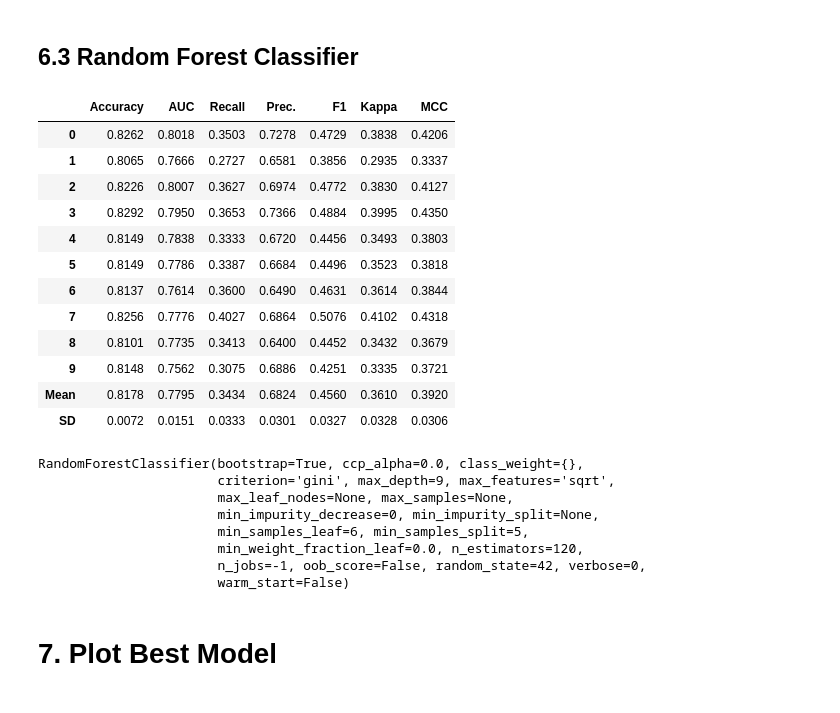
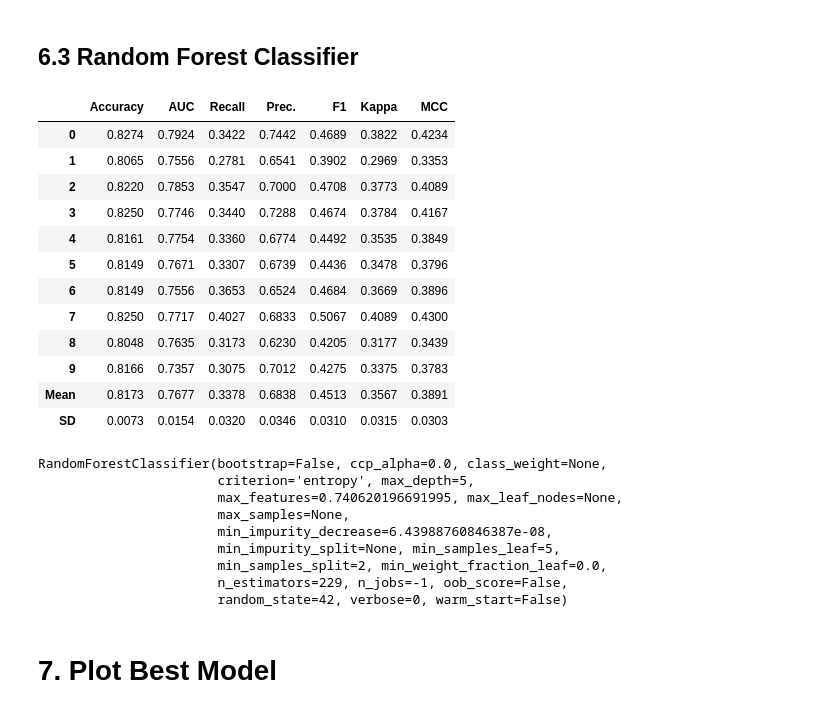
Before and after one commit to MaksonViini/Teste, a Jupyter notebook: Machine Learning Models/pycaret_classification.ipynb, the cells around one changed output. Saved outputs shown, nothing was run; the diff lists cells and outputs as text; code cells hidden in the pictures.

```diff
--- a/Machine Learning Models/pycaret_classification.ipynb
+++ b/Machine Learning Models/pycaret_classification.ipynb
@@ -242,6 +246,6 @@ KNeighborsClassifier(algorithm='auto', leaf_size=30, metric='minkowski',
 # %% [markdown]
 ## 5.3 Random Forest Classifier
 # %%
-clf = create_model('rf')
+clf = create_model('rf', fold=5)
 # %% [output]
 |  | Accuracy | AUC | Recall | Prec. | F1 | Kappa | MCC |
@@ -323,32 +324,34 @@ KNeighborsClassifier(algorithm='auto', leaf_size=30, metric='euclidean',
 # %% [markdown]
 ## 6.3 Random Forest Classifier
 # %%
-tuned_clf = tune_model(clf, n_iter=5)
+tuned_clf = tune_model(clf, n_iter=10, search_library='tune-sklearn',
+                                      search_algorithm='bayesian')
 # %% [output]
 |  | Accuracy | AUC | Recall | Prec. | F1 | Kappa | MCC |
-| 0 | 0.8262 | 0.8018 | 0.3503 | 0.7278 | 0.4729 | 0.3838 | 0.4206 |
-| 1 | 0.8065 | 0.7666 | 0.2727 | 0.6581 | 0.3856 | 0.2935 | 0.3337 |
-| 2 | 0.8226 | 0.8007 | 0.3627 | 0.6974 | 0.4772 | 0.3830 | 0.4127 |
-| 3 | 0.8292 | 0.7950 | 0.3653 | 0.7366 | 0.4884 | 0.3995 | 0.4350 |
-| 4 | 0.8149 | 0.7838 | 0.3333 | 0.6720 | 0.4456 | 0.3493 | 0.3803 |
-| 5 | 0.8149 | 0.7786 | 0.3387 | 0.6684 | 0.4496 | 0.3523 | 0.3818 |
-| 6 | 0.8137 | 0.7614 | 0.3600 | 0.6490 | 0.4631 | 0.3614 | 0.3844 |
-| 7 | 0.8256 | 0.7776 | 0.4027 | 0.6864 | 0.5076 | 0.4102 | 0.4318 |
-| 8 | 0.8101 | 0.7735 | 0.3413 | 0.6400 | 0.4452 | 0.3432 | 0.3679 |
-| 9 | 0.8148 | 0.7562 | 0.3075 | 0.6886 | 0.4251 | 0.3335 | 0.3721 |
-| Mean | 0.8178 | 0.7795 | 0.3434 | 0.6824 | 0.4560 | 0.3610 | 0.3920 |
-| SD | 0.0072 | 0.0151 | 0.0333 | 0.0301 | 0.0327 | 0.0328 | 0.0306 |
+| 0 | 0.8274 | 0.7924 | 0.3422 | 0.7442 | 0.4689 | 0.3822 | 0.4234 |
+| 1 | 0.8065 | 0.7556 | 0.2781 | 0.6541 | 0.3902 | 0.2969 | 0.3353 |
+| 2 | 0.8220 | 0.7853 | 0.3547 | 0.7000 | 0.4708 | 0.3773 | 0.4089 |
+| 3 | 0.8250 | 0.7746 | 0.3440 | 0.7288 | 0.4674 | 0.3784 | 0.4167 |
+| 4 | 0.8161 | 0.7754 | 0.3360 | 0.6774 | 0.4492 | 0.3535 | 0.3849 |
+| 5 | 0.8149 | 0.7671 | 0.3307 | 0.6739 | 0.4436 | 0.3478 | 0.3796 |
+| 6 | 0.8149 | 0.7556 | 0.3653 | 0.6524 | 0.4684 | 0.3669 | 0.3896 |
+| 7 | 0.8250 | 0.7717 | 0.4027 | 0.6833 | 0.5067 | 0.4089 | 0.4300 |
+| 8 | 0.8048 | 0.7635 | 0.3173 | 0.6230 | 0.4205 | 0.3177 | 0.3439 |
+| 9 | 0.8166 | 0.7357 | 0.3075 | 0.7012 | 0.4275 | 0.3375 | 0.3783 |
+| Mean | 0.8173 | 0.7677 | 0.3378 | 0.6838 | 0.4513 | 0.3567 | 0.3891 |
+| SD | 0.0073 | 0.0154 | 0.0320 | 0.0346 | 0.0310 | 0.0315 | 0.0303 |
 # %%
 print(tuned_clf)
 # %% [output]
-RandomForestClassifier(bootstrap=True, ccp_alpha=0.0, class_weight={},
-                       criterion='gini', max_depth=9, max_features='sqrt',
-                       max_leaf_nodes=None, max_samples=None,
-                       min_impurity_decrease=0, min_impurity_split=None,
-                       min_samples_leaf=6, min_samples_split=5,
-                       min_weight_fraction_leaf=0.0, n_estimators=120,
-                       n_jobs=-1, oob_score=False, random_state=42, verbose=0,
-                       warm_start=False)
+RandomForestClassifier(bootstrap=False, ccp_alpha=0.0, class_weight=None,
+                       criterion='entropy', max_depth=5,
+                       max_features=0.740620196691995, max_leaf_nodes=None,
+                       max_samples=None,
+                       min_impurity_decrease=6.43988760846387e-08,
+                       min_impurity_split=None, min_samples_leaf=5,
+                       min_samples_split=2, min_weight_fraction_leaf=0.0,
+                       n_estimators=229, n_jobs=-1, oob_score=False,
+                       random_state=42, verbose=0, warm_start=False)
 # %% [markdown]
 # 7. Plot Best Model
 # %% [markdown]
```
Also changed, not shown: parts of 8 cells of this notebook, 2 other files.
